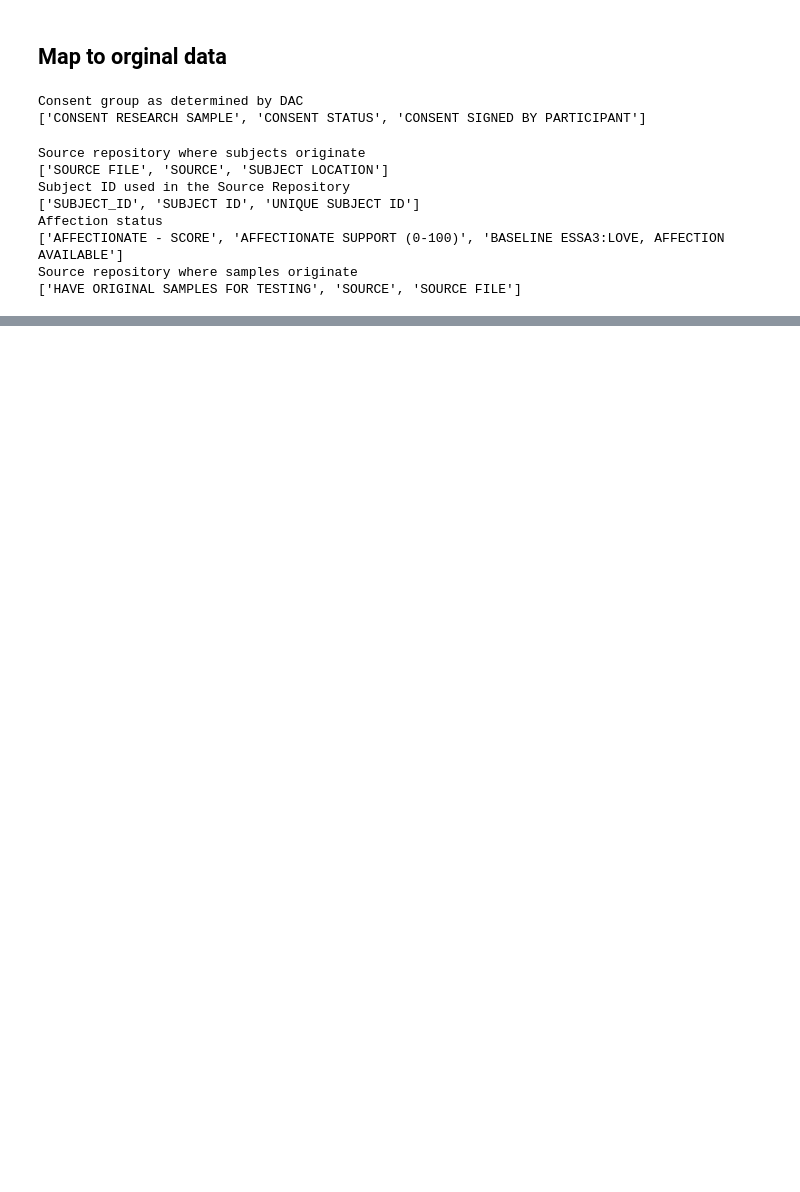
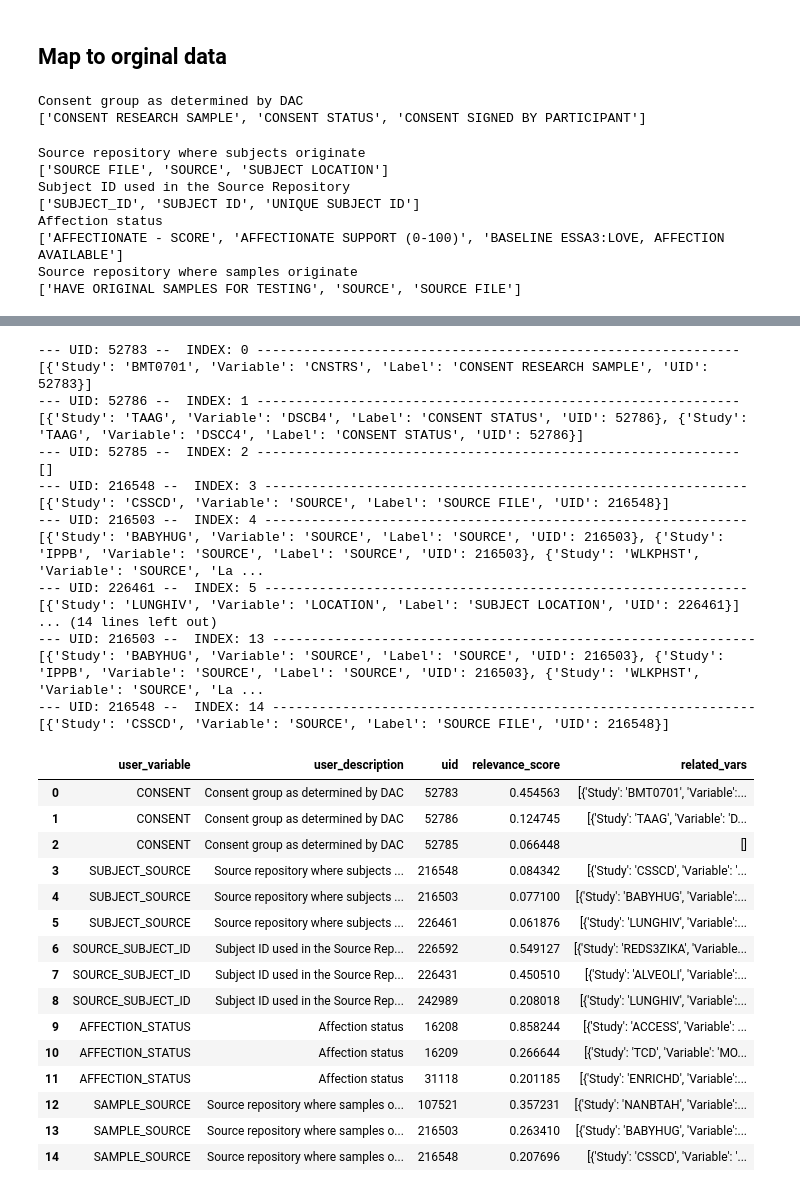
Before and after one commit to NCBI-Codeathons/mlxai-2024-team-beaumont, a Jupyter notebook: jupyter/notebooks/complete_workflow/RAG.ipynb, the cells around one changed output, grey strips where cells are left out. Drawn from its saved outputs; the diff is of its cells as text; code cells hidden in the pictures; blank space fills up the shorter version.

```diff
--- a/jupyter/notebooks/complete_workflow/RAG.ipynb
+++ b/jupyter/notebooks/complete_workflow/RAG.ipynb
@@ -391,0 +461,59 @@ llm_res_df.head()
+# %%
+for index, row in mapped_vars_df.iterrows():
+    uid = row['uid']
+    print(f'--- UID: {uid} --  INDEX: {index} --------------------------------------------------------------')
+    matching_rows = df[df['UID'] == uid]
+
+    related_vars = []
+    for _, matching_row in matching_rows.iterrows():
+
+        related_vars.append({
+            'Study': matching_row['Study'].strip(),
+            'Variable': matching_row['Variable'].strip(),
+            'Label': matching_row['Label'].strip(),
+            'UID': matching_row['UID']
+        })
+
+    print(related_vars)
+    mapped_vars_df.at[index, 'related_vars'] = related_vars
+    # try:
+    #     mapped_vars_df.at[index, 'related_vars'] = str(related_vars)
+    # except:
+    #     mapped_vars_df.at[index, 'related_vars'] = []
+
+
+mapped_vars_df
+# %% [output]
+--- UID: 52783 --  INDEX: 0 --------------------------------------------------------------
+[{'Study': 'BMT0701', 'Variable': 'CNSTRS', 'Label': 'CONSENT RESEARCH SAMPLE', 'UID': 52783}]
+--- UID: 52786 --  INDEX: 1 --------------------------------------------------------------
+[{'Study': 'TAAG', 'Variable': 'DSCB4', 'Label': 'CONSENT STATUS', 'UID': 52786}, {'Study': 'TAAG', 'Variable': 'DSCC4', 'Label': 'CONSENT STATUS', 'UID': 52786}]
+--- UID: 52785 --  INDEX: 2 --------------------------------------------------------------
+[]
+--- UID: 216548 --  INDEX: 3 --------------------------------------------------------------
+[{'Study': 'CSSCD', 'Variable': 'SOURCE', 'Label': 'SOURCE FILE', 'UID': 216548}]
+--- UID: 216503 --  INDEX: 4 --------------------------------------------------------------
+[{'Study': 'BABYHUG', 'Variable': 'SOURCE', 'Label': 'SOURCE', 'UID': 216503}, {'Study': 'IPPB', 'Variable': 'SOURCE', 'Label': 'SOURCE', 'UID': 216503}, {'Study': 'WLKPHST', 'Variable': 'SOURCE', 'La ...
+--- UID: 226461 --  INDEX: 5 --------------------------------------------------------------
+[{'Study': 'LUNGHIV', 'Variable': 'LOCATION', 'Label': 'SUBJECT LOCATION', 'UID': 226461}]
+... (14 lines left out)
+--- UID: 216503 --  INDEX: 13 --------------------------------------------------------------
+[{'Study': 'BABYHUG', 'Variable': 'SOURCE', 'Label': 'SOURCE', 'UID': 216503}, {'Study': 'IPPB', 'Variable': 'SOURCE', 'Label': 'SOURCE', 'UID': 216503}, {'Study': 'WLKPHST', 'Variable': 'SOURCE', 'La ...
+--- UID: 216548 --  INDEX: 14 --------------------------------------------------------------
+[{'Study': 'CSSCD', 'Variable': 'SOURCE', 'Label': 'SOURCE FILE', 'UID': 216548}]
+|  | user_variable | user_description | uid | relevance_score | related_vars |
+| 0 | CONSENT | Consent group as determined by DAC | 52783 | 0.454563 | [{'Study': 'BMT0701', 'Variable':... |
+| 1 | CONSENT | Consent group as determined by DAC | 52786 | 0.124745 | [{'Study': 'TAAG', 'Variable': 'D... |
+| 2 | CONSENT | Consent group as determined by DAC | 52785 | 0.066448 | [] |
+| 3 | SUBJECT_SOURCE | Source repository where subjects ... | 216548 | 0.084342 | [{'Study': 'CSSCD', 'Variable': '... |
+| 4 | SUBJECT_SOURCE | Source repository where subjects ... | 216503 | 0.077100 | [{'Study': 'BABYHUG', 'Variable':... |
+| 5 | SUBJECT_SOURCE | Source repository where subjects ... | 226461 | 0.061876 | [{'Study': 'LUNGHIV', 'Variable':... |
+| 6 | SOURCE_SUBJECT_ID | Subject ID used in the Source Rep... | 226592 | 0.549127 | [{'Study': 'REDS3ZIKA', 'Variable... |
+| 7 | SOURCE_SUBJECT_ID | Subject ID used in the Source Rep... | 226431 | 0.450510 | [{'Study': 'ALVEOLI', 'Variable':... |
+| 8 | SOURCE_SUBJECT_ID | Subject ID used in the Source Rep... | 242989 | 0.208018 | [{'Study': 'LUNGHIV', 'Variable':... |
+| 9 | AFFECTION_STATUS | Affection status | 16208 | 0.858244 | [{'Study': 'ACCESS', 'Variable': ... |
+| 10 | AFFECTION_STATUS | Affection status | 16209 | 0.266644 | [{'Study': 'TCD', 'Variable': 'MO... |
+| 11 | AFFECTION_STATUS | Affection status | 31118 | 0.201185 | [{'Study': 'ENRICHD', 'Variable':... |
+| 12 | SAMPLE_SOURCE | Source repository where samples o... | 107521 | 0.357231 | [{'Study': 'NANBTAH', 'Variable':... |
+| 13 | SAMPLE_SOURCE | Source repository where samples o... | 216503 | 0.263410 | [{'Study': 'BABYHUG', 'Variable':... |
+| 14 | SAMPLE_SOURCE | Source repository where samples o... | 216548 | 0.207696 | [{'Study': 'CSSCD', 'Variable': '... |
```
Also changed, not shown: parts of 9 cells of this notebook.
